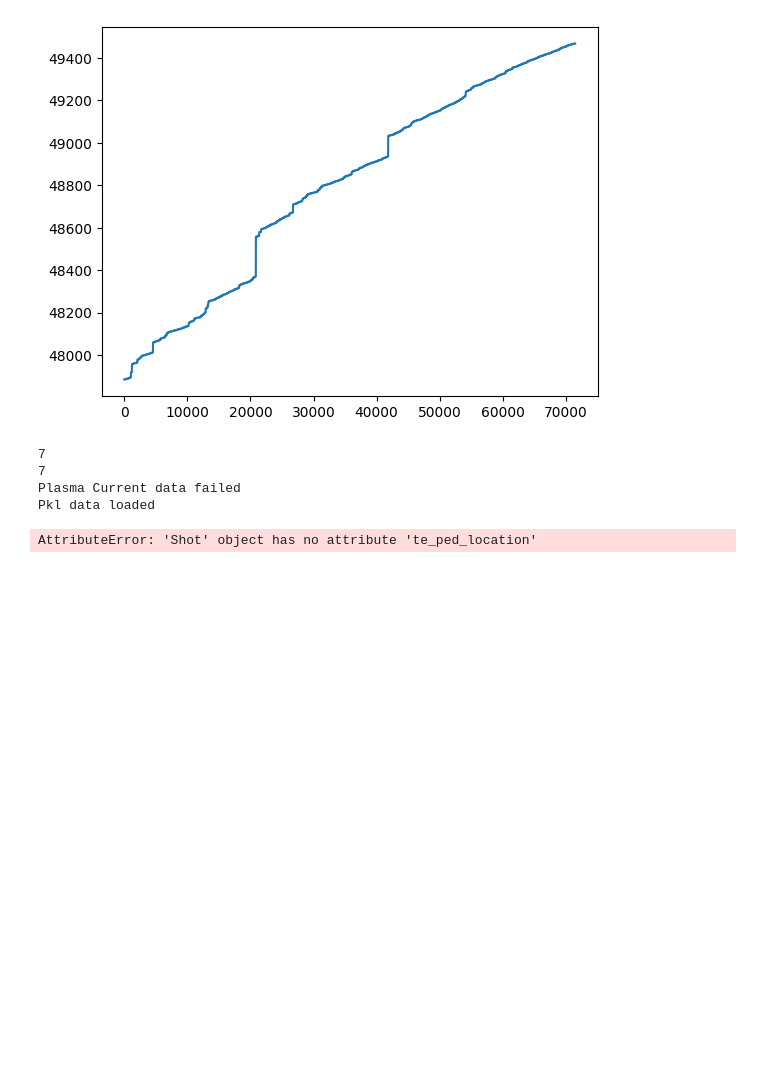
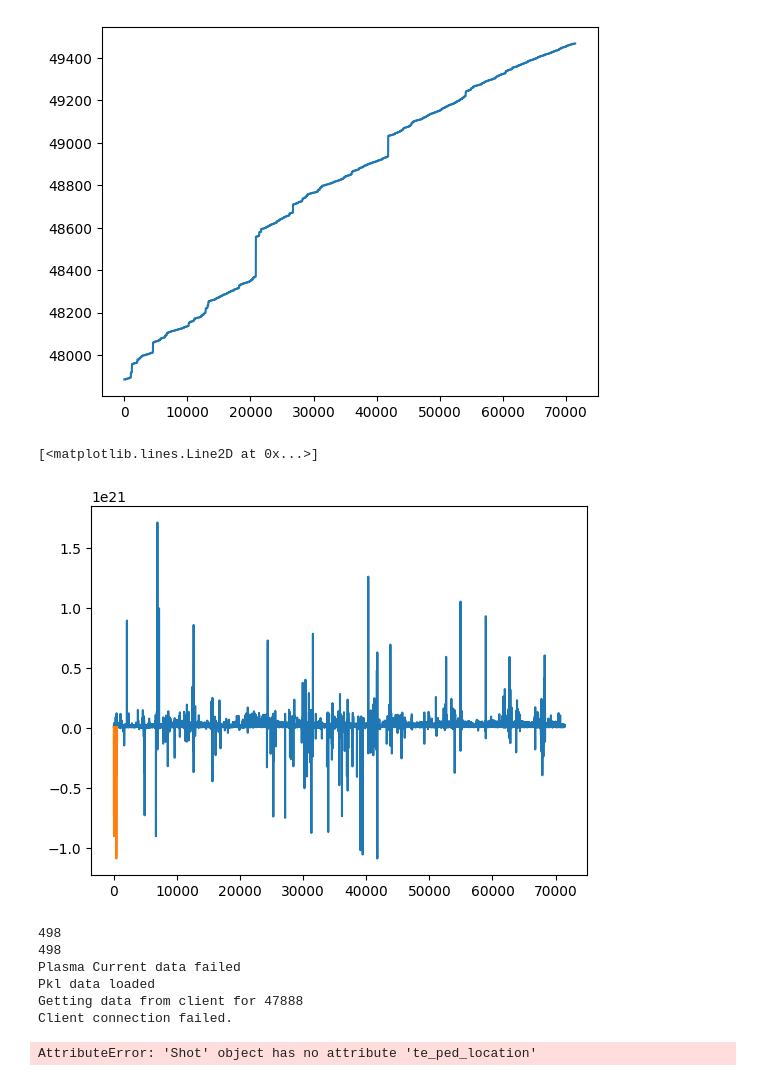
Before and after one commit to evrydayorsted/pedestal, a Jupyter notebook: main.ipynb, the cells around one changed output. Saved outputs shown, nothing was run; the diff lists cells and outputs as text; code cells hidden in the pictures; blank space fills up the shorter version.

```diff
--- a/main.ipynb
+++ b/main.ipynb
@@ -10,23 +22,34 @@ plt.plot(a.shotByTimeSlice)
 # %% [output]
 [<matplotlib.lines.Line2D at 0x...>]
 [figure]
+# %%
+shots = np.array(a.shotByTimeSlice)
+times = np.array(a.times)
+index = np.where((np.array(a.H_ped_psin_ne/1.0e20))<0)
+plt.plot(np.array(a.H_ped_psin_ne))
+plt.plot(np.array(a.H_ped_psin_ne)[index])
+# %% [output]
+[<matplotlib.lines.Line2D at 0x...>]
+[figure, added]
 # %%
 shots = np.array(a.shotByTimeSlice)
 times = np.array(a.times)
-index = np.where((np.array(a.elong)>2.8))
+index = np.where((np.array(a.H_ped_psin_ne/1.0e20))<0)
 highElongShotTimes = (shots[index], times[index])
 print(len(highElongShotTimes[0]))
 
 print(len(highElongShotTimes[1]))
 
-for i in range(len(highElongShotTimes[0])):
+for i in range(10):
     b = Shot(highElongShotTimes[0][i], "both")
-    b.fit(plotVsRadius = True, showFigure=True, presetTimes = [highElongShotTimes[1][i]])
+    b.fit(plotVsRadius = True, saveFigure=True, showFigure=True, presetTimes = [highElongShotTimes[1][i]])
 # %% [output]
-7
-7
+498
+498
 Plasma Current data failed
 Pkl data loaded
+Getting data from client for 47888
+Client connection failed.
 AttributeError: 'Shot' object has no attribute 'te_ped_location'
 # %%
 a.contourPlot(3, countType="elong", cbarMin=1.9, cbarMax=2.1, numMin=10)
```
Also changed, not shown: parts of 3 cells of this notebook, 2 other files.
